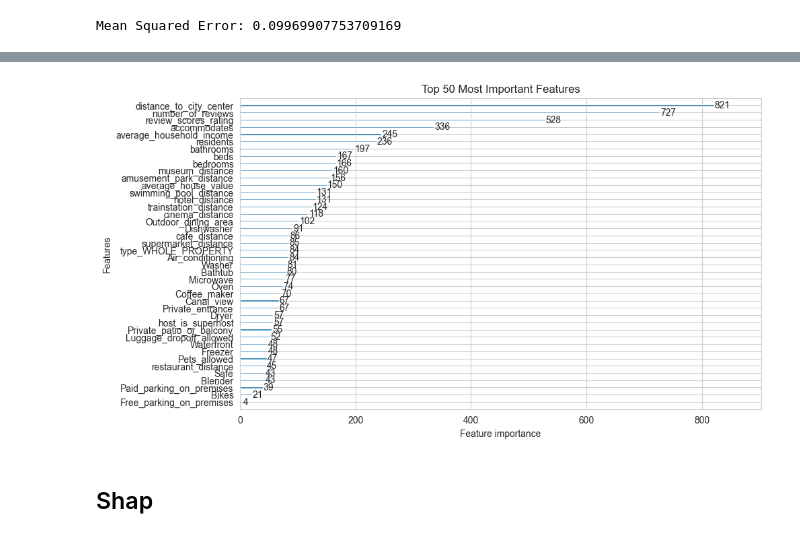
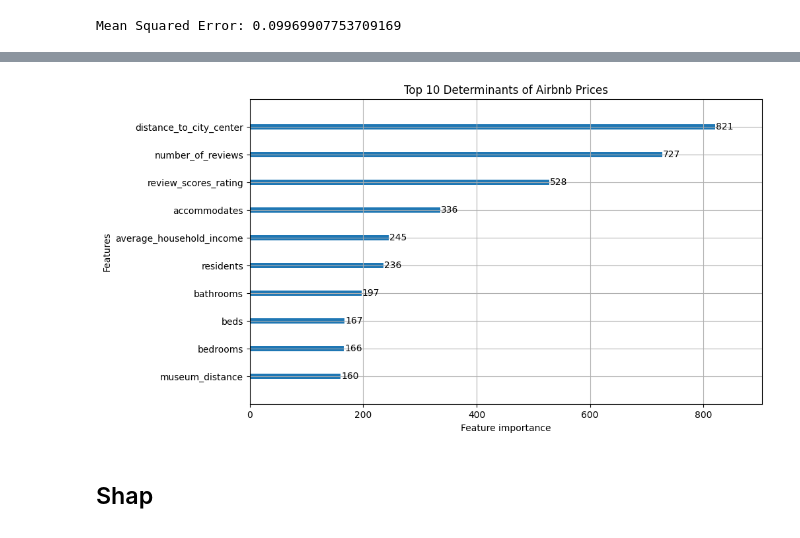
Before and after one commit to linashyshova/eds_modeling, a Jupyter notebook: 3_gradient_boosted_decision_trees.ipynb, the cells around one changed output, grey strips where cells are left out. Saved outputs shown, nothing was run; the diff lists cells and outputs as text; code cells hidden in the pictures.

```diff
--- a/3_gradient_boosted_decision_trees.ipynb
+++ b/3_gradient_boosted_decision_trees.ipynb
@@ -197,9 +179,9 @@ plt.show()
 # %%
-lgb.plot_importance(lgb_model, max_num_features=50, importance_type='split', figsize=(10, 6))
-plt.title('Top 50 Most Important Features')
+lgb.plot_importance(lgb_model, max_num_features=10, importance_type='split', figsize=(10, 6))
+plt.title('Top 10 Determinants of Airbnb Prices')
 plt.show()
 # %% [output]
-[figure, old version]
+[figure, new version]
 # %% [markdown]
 ## Shap
 # %%
```
Also changed, not shown: parts of 9 cells of this notebook, 1 other file.
